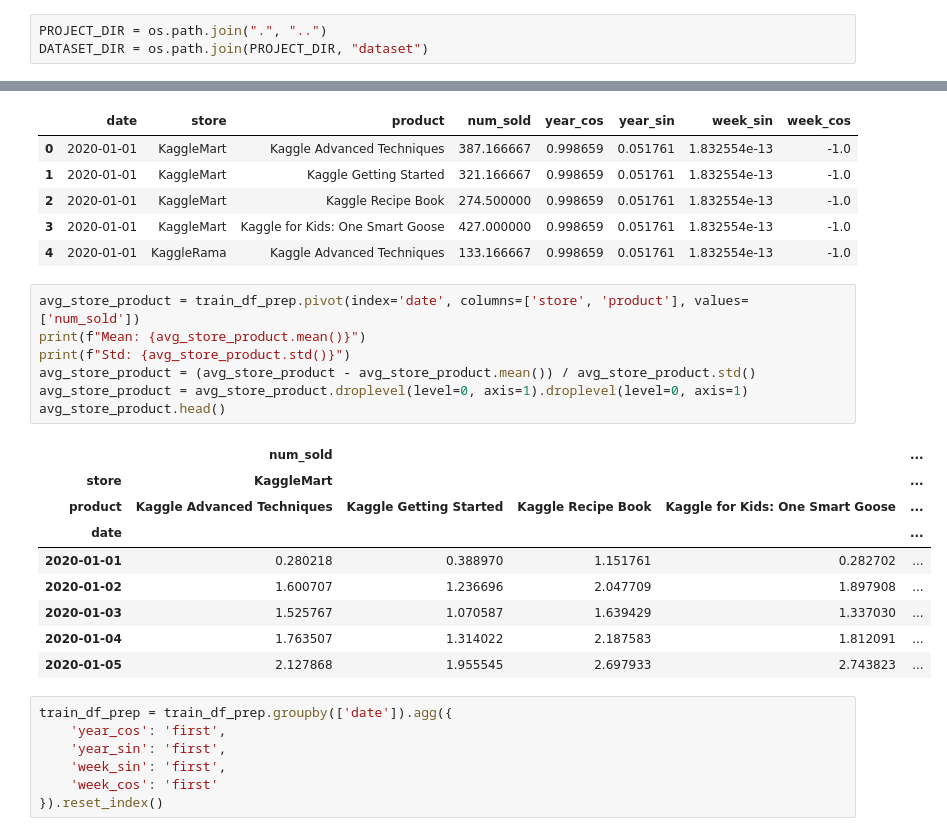
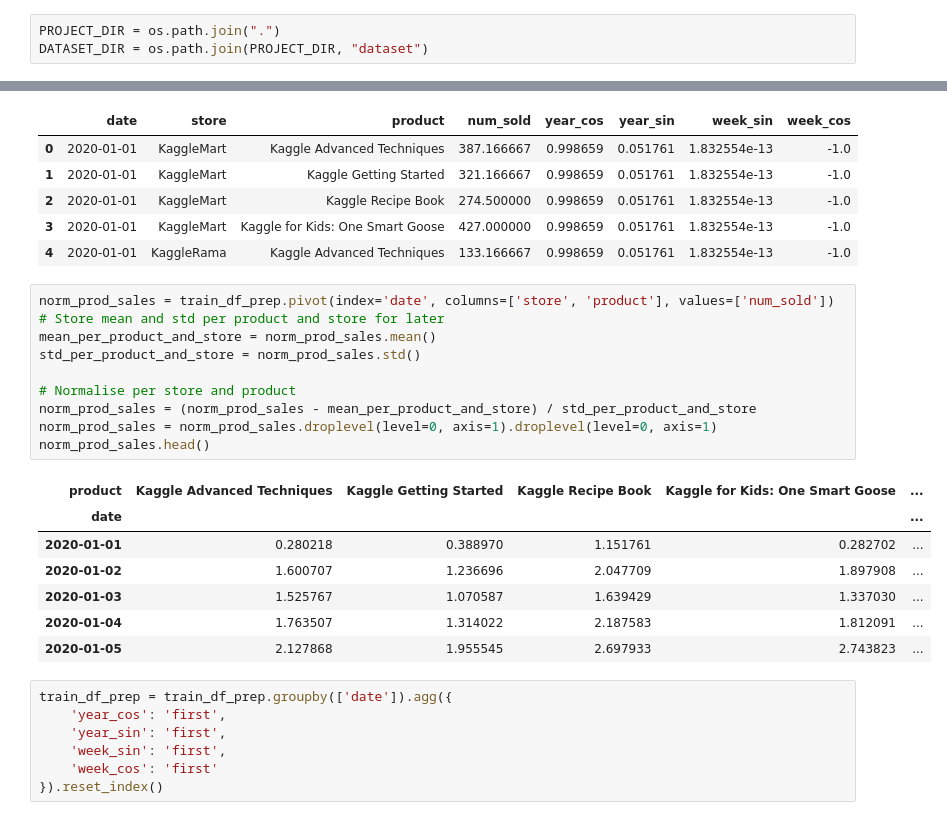
Before and after one commit to Jan-Oliver/Kaggle_TPS_SEP22, a Jupyter notebook: jupyter/train.ipynb, the cells around one changed output, grey strips where cells are left out. Saved outputs shown, nothing was run; the diff lists cells and outputs as text.

```diff
--- a/jupyter/train.ipynb
+++ b/jupyter/train.ipynb
@@ -31,7 +28,7 @@ Error:
 # %% [markdown]
 ### Folders
 # %%
-PROJECT_DIR = os.path.join(".", "..")
+PROJECT_DIR = os.path.join(".")
 DATASET_DIR = os.path.join(PROJECT_DIR, "dataset")
 # %% [markdown]
 ### Hyperparameters
@@ -214,15 +211,16 @@ train_df_prep.head()
 | 3 | 2020-01-01 | KaggleMart | Kaggle for Kids: One Smart Goose | 427.000000 | 0.998659 | 0.051761 | 1.832554e-13 | -1.0 |
 | 4 | 2020-01-01 | KaggleRama | Kaggle Advanced Techniques | 133.166667 | 0.998659 | 0.051761 | 1.832554e-13 | -1.0 |
 # %%
-avg_store_product = train_df_prep.pivot(index='date', columns=['store', 'product'], values=['num_sold'])
-print(f"Mean: {avg_store_product.mean()}")
-print(f"Std: {avg_store_product.std()}")
-avg_store_product = (avg_store_product - avg_store_product.mean()) / avg_store_product.std()
-avg_store_product = avg_store_product.droplevel(level=0, axis=1).droplevel(level=0, axis=1)
-avg_store_product.head()
+norm_prod_sales = train_df_prep.pivot(index='date', columns=['store', 'product'], values=['num_sold'])
+# Store mean and std per product and store for later
+mean_per_product_and_store = norm_prod_sales.mean()
+std_per_product_and_store = norm_prod_sales.std()
+
+# Normalise per store and product
+norm_prod_sales = (norm_prod_sales - mean_per_product_and_store) / std_per_product_and_store
+norm_prod_sales = norm_prod_sales.droplevel(level=0, axis=1).droplevel(level=0, axis=1)
+norm_prod_sales.head()
 # %% [output]
-|  | num_sold |  |  |  | ... |
-| store | KaggleMart |  |  |  | ... |
 | product | Kaggle Advanced Techniques | Kaggle Getting Started | Kaggle Recipe Book | Kaggle for Kids: One Smart Goose | ... |
 | date |  |  |  |  | ... |
 | 2020-01-01 | 0.280218 | 0.388970 | 1.151761 | 0.282702 | ... |
```
Also changed, not shown: parts of 38 cells of this notebook, 1 other file.
